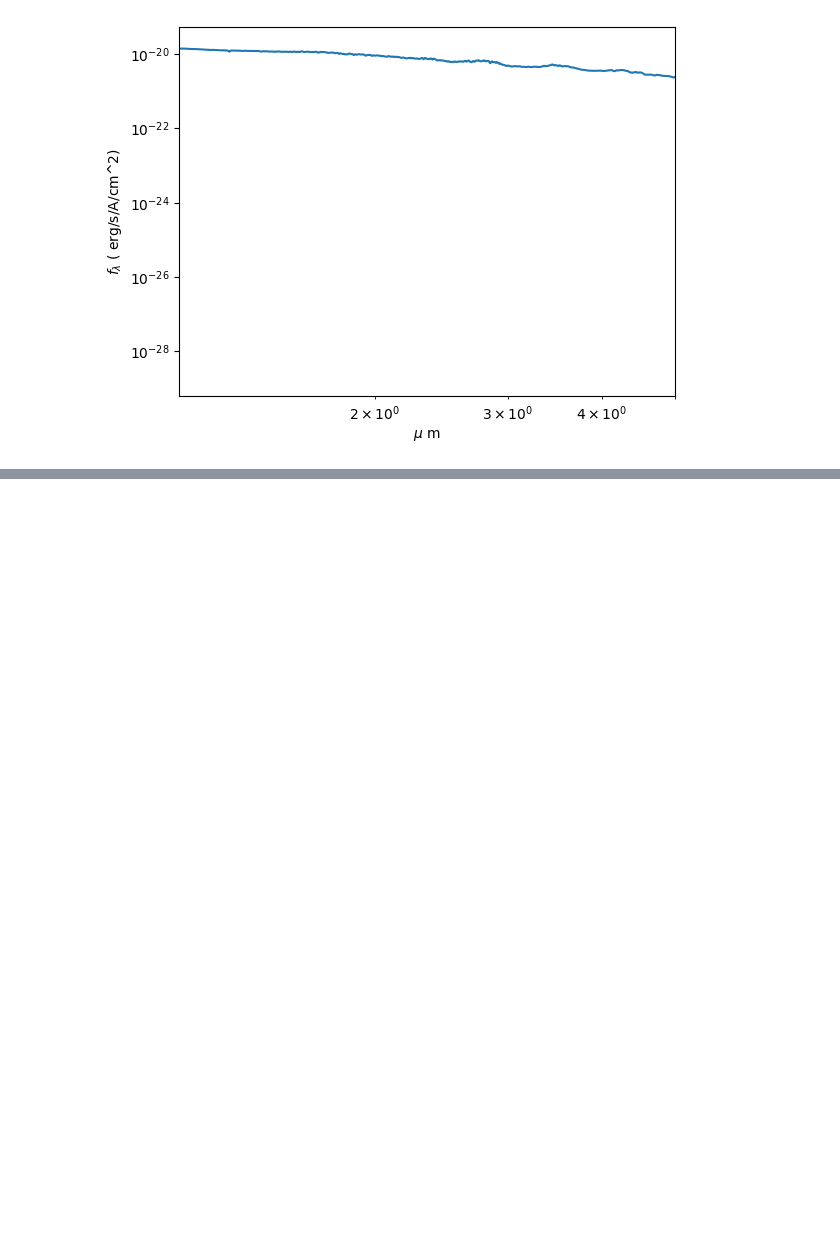
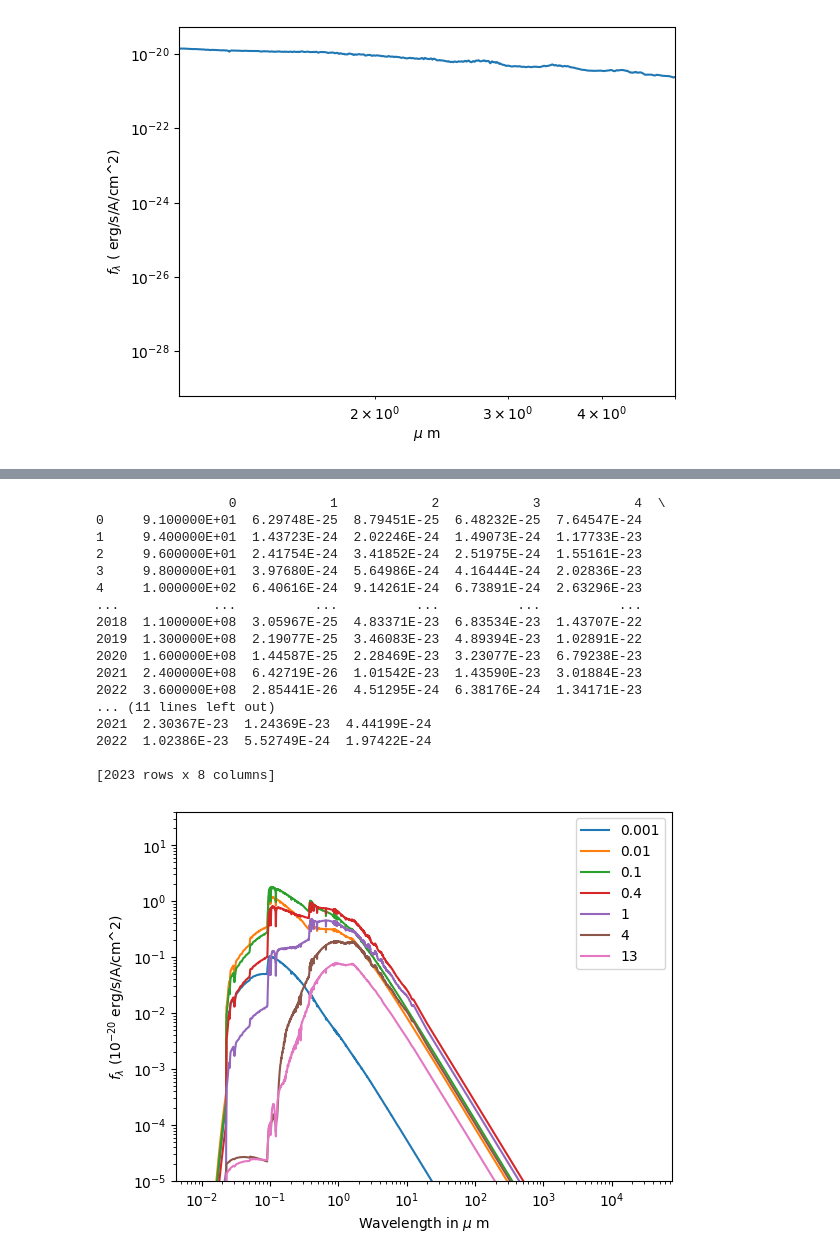
Before and after one commit to clilje/summer_2023, a Jupyter notebook: Week 1/plot-spectrum.ipynb, the cells around one changed output, grey strips where cells are left out. Drawn from its saved outputs; the diff is of its cells as text; code cells hidden in the pictures; blank space fills up the shorter version.

```diff
--- a/Week 1/plot-spectrum.ipynb
+++ b/Week 1/plot-spectrum.ipynb
@@ -206 +210,53 @@ ASCII/m22
 (0.001, 0.01, 0.1, 0.4, 1, 4, 13)
+# %%
+#exponential with tau = 0.3
+#galaxy at age 0.153 (corresponds to z = 8)
+df = pd.read_csv('ASCII/model1-SED.20','/s', header=None, skiprows=6)
+df = df[0].str.split(expand=True)
+print(df)
+names = ['0.001','0.01','0.1','0.4','1','4','13']
+#distance modulus at z = 8
+mu = 49.53
+wavelength = df[0].astype('float64').to_numpy()
+wavelength = 0.0001*wavelength
+i = 1
+while i < 8:
+
+    flux = df[i].astype('float64').to_numpy()
+
+    flux = 3.826e+33*flux
+    flux = (flux)/((4*np.pi*(10**((mu/5)+1))**2))
+    flux = flux*(0.00000000000000000032408**2)
+    #print(flux)
+    flux = flux*(3*10e+18)
+    #print(flux)
+    plt.plot(wavelength,flux*10e+20,label=names[i-1])
+    i+=1
+plt.xscale('log')
+plt.yscale('log')
+plt.ylim(10e-6,40)
+#plt.ylim(10e-3,10e+1)
+plt.legend()
+plt.xlabel(r'Wavelength in $\mu$ m')
+plt.ylabel(r'$f_{\lambda}$ ($10^{-20}$ erg/s/A/cm^2)')
+plt.savefig('Figures/sed_model1')
+plt.show()
+# %% [output]
+                 0            1            2            3            4  \
+0     9.100000E+01  6.29748E-25  8.79451E-25  6.48232E-25  7.64547E-24
+1     9.400000E+01  1.43723E-24  2.02246E-24  1.49073E-24  1.17733E-23
+2     9.600000E+01  2.41754E-24  3.41852E-24  2.51975E-24  1.55161E-23
+3     9.800000E+01  3.97680E-24  5.64986E-24  4.16444E-24  2.02836E-23
+4     1.000000E+02  6.40616E-24  9.14261E-24  6.73891E-24  2.63296E-23
+...            ...          ...          ...          ...          ...
+2018  1.100000E+08  3.05967E-25  4.83371E-23  6.83534E-23  1.43707E-22
+2019  1.300000E+08  2.19077E-25  3.46083E-23  4.89394E-23  1.02891E-22
+2020  1.600000E+08  1.44587E-25  2.28469E-23  3.23077E-23  6.79238E-23
+2021  2.400000E+08  6.42719E-26  1.01542E-23  1.43590E-23  3.01884E-23
+2022  3.600000E+08  2.85441E-26  4.51295E-24  6.38176E-24  1.34171E-23
+... (11 lines left out)
+2021  2.30367E-23  1.24369E-23  4.44199E-24
+2022  1.02386E-23  5.52749E-24  1.97422E-24
+
+[2023 rows x 8 columns]
+[figure, added]
```
Also changed, not shown: parts of 4 cells of this notebook, 6 other files.
